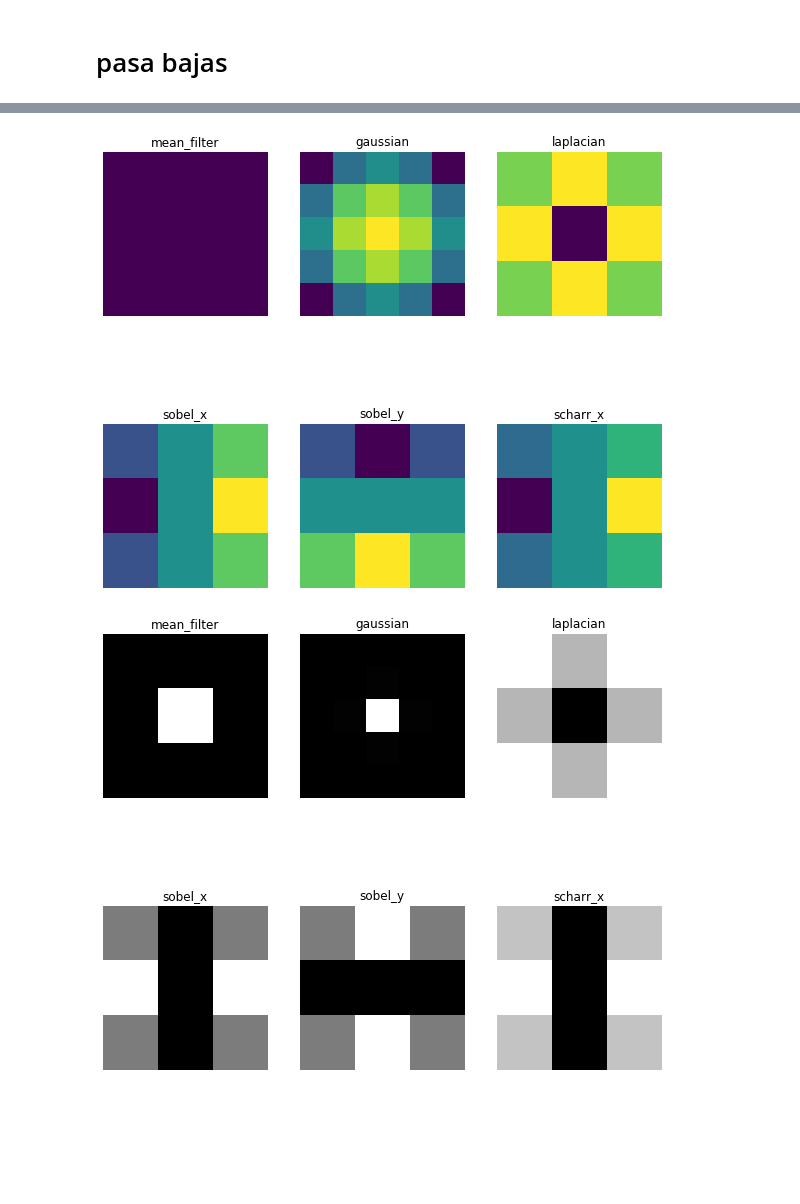
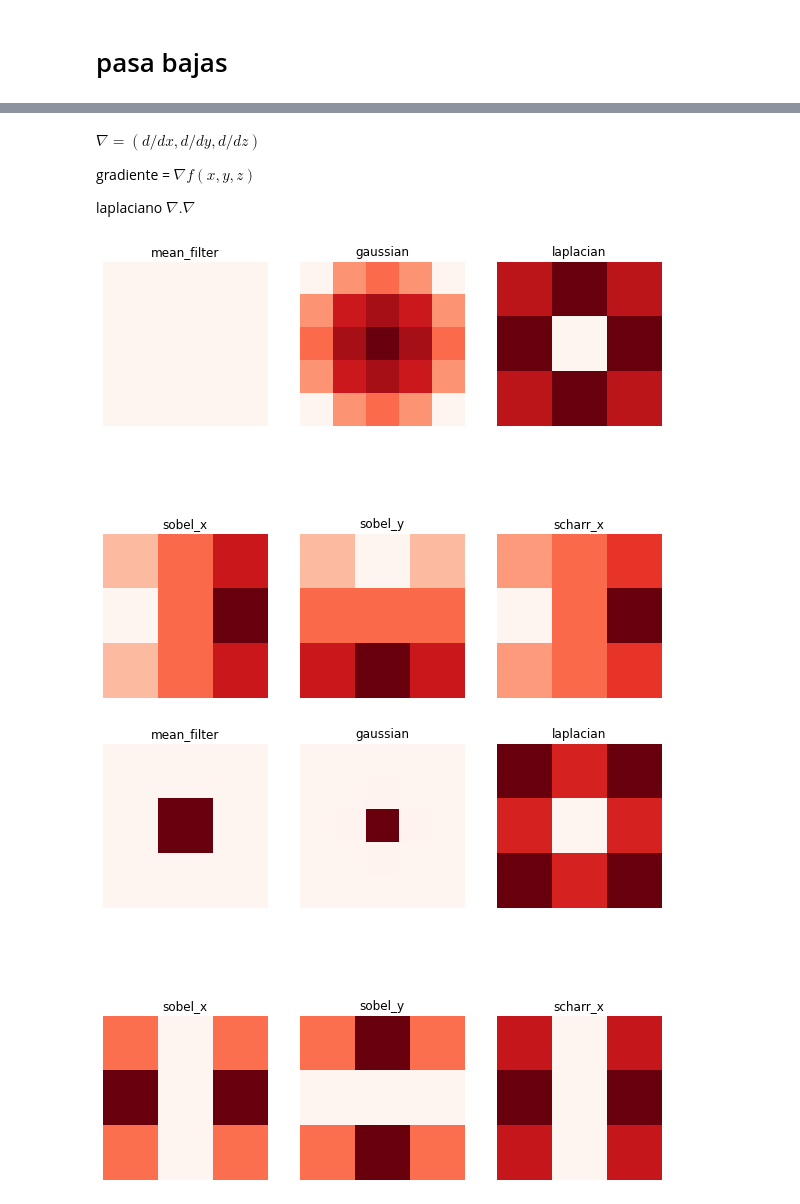
Before and after one commit to ramonapariciog/LIAPRE-Masters, a Jupyter notebook: Clases_PDI/Fourier_transform.ipynb, the cells around one changed output, grey strips where cells are left out. Drawn from its saved outputs; the diff is of its cells as text; code cells hidden in the pictures; blank space fills up the shorter version.

```diff
--- a/Clases_PDI/Fourier_transform.ipynb
+++ b/Clases_PDI/Fourier_transform.ipynb
@@ -107,7 +140,7 @@ gaussian = x*x.T
 
 # different edge detecting filters
 # scharr in x-direction
-scharr = np.array([[-3, 0, 3],
+scharr_x = np.array([[-3, 0, 3],
                    [-10,0,10],
                    [-3, 0, 3]])
 # sobel in x direction
@@ -124,20 +157,26 @@ laplacian=np.array([[0, 1, 0],
                     [0, 1, 0]])
 
 # Filter Array
-filters = [mean_filter, gaussian, laplacian, sobel_x, sobel_y, scharr]
+filters = [mean_filter, gaussian, laplacian, sobel_x, sobel_y, scharr_x]
 filter_name = ['mean_filter', 'gaussian','laplacian', 'sobel_x', \
                'sobel_y', 'scharr_x']
+# %% [markdown]
+$\nabla = (d/dx, d/dy, d/dz)$
+
+gradiente = $\nabla f(x,y,z)$
+
+laplaciano $\nabla . \nabla $
 # %%
 fig, axes = plt.subplots(2, 3, figsize=(10, 10), gridspec_kw = {'wspace':0.2, 'hspace':0})
 axes = axes.reshape(-1,)
 for ia, ax in enumerate(axes):
-    ax.imshow(filters[ia])
+    ax.imshow(filters[ia], cmap=plt.cm.Reds)
     ax.set_title(filter_name[ia])
     ax.set_axis_off()
 #plt.tight_layout()
 plt.show()
 # %% [output]
-[figure, old version]
+[figure, new version]
 # %%
 fft_filters = [np.fft.fft2(x) for x in filters]
 fft_shift = [np.fft.fftshift(y) for y in fft_filters]
@@ -146,9 +185,9 @@ mag_spectrum = [np.log(np.abs(z)+1) for z in fft_shift]
 fig, axes = plt.subplots(2,3, figsize=(10,10), gridspec_kw={'wspace':0.2, 'hspace':0})
 axes = axes.reshape(-1,)
 for ia, ax in enumerate(axes):
-    ax.imshow(mag_spectrum[ia], cmap = 'gray')  # , interpolation='bilinear')
+    ax.imshow(mag_spectrum[ia], cmap =plt.cm.Reds)  # , interpolation='bilinear')
     ax.set_title(filter_name[ia])
     ax.set_axis_off()
 plt.show()
 # %% [output]
-[figure, old version]
+[figure, new version]
```
Also changed, not shown: parts of 22 cells of this notebook, 7 other files.
